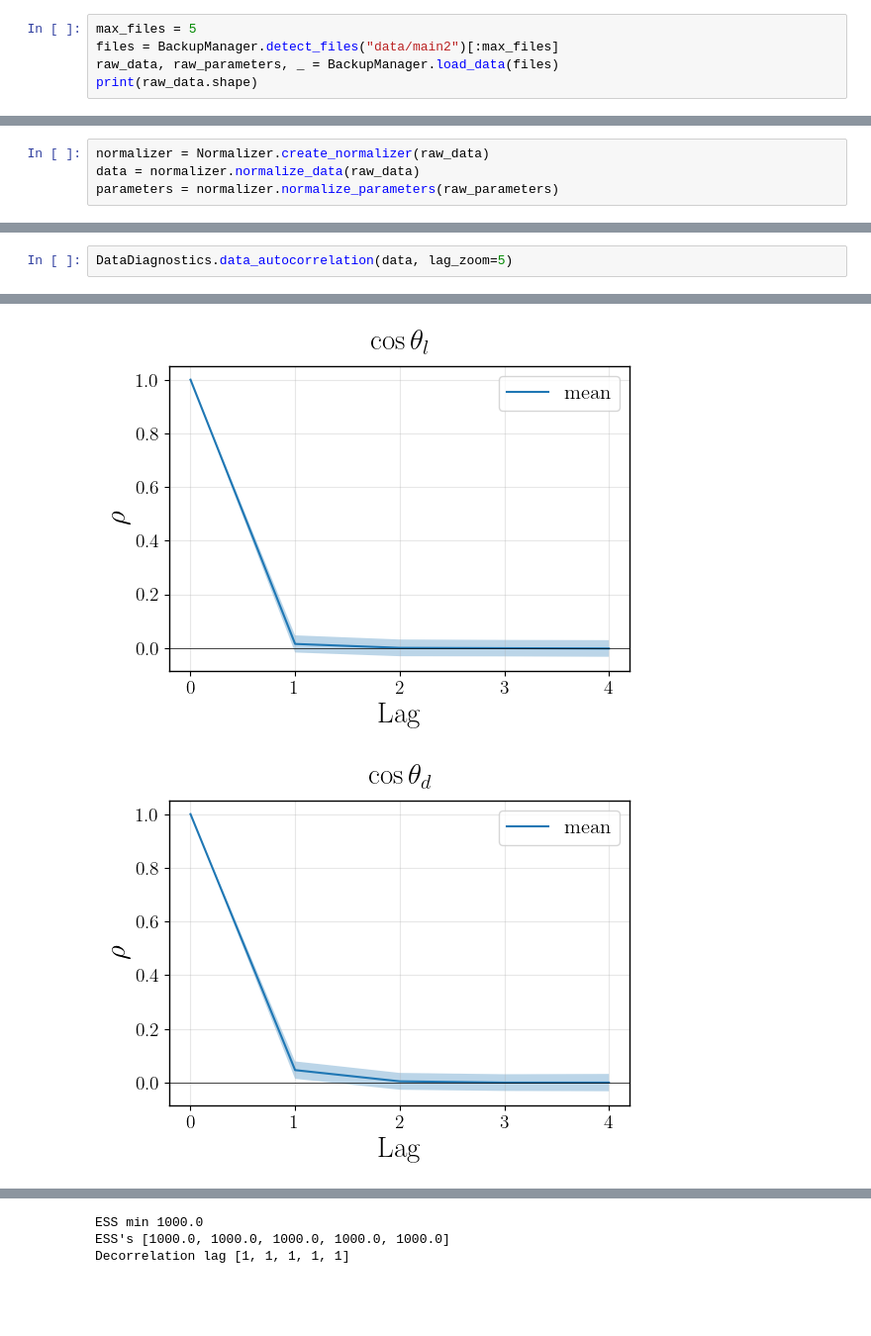
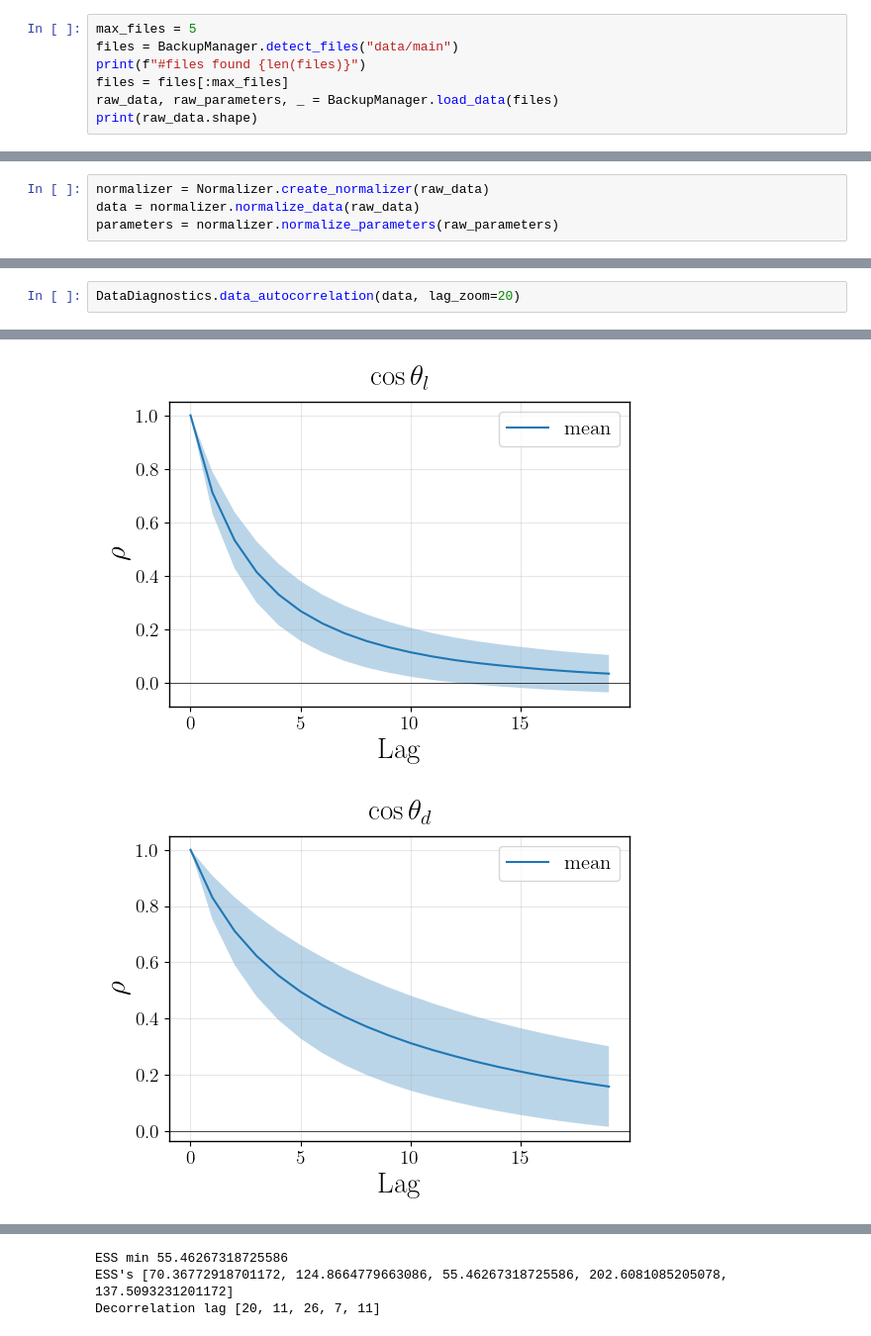
Before and after one commit to NilsCt/sbi-particle-physics, a Jupyter notebook: data_validator.ipynb, the cells around one changed output, grey strips where cells are left out. Shown at 99% size. Saved outputs shown, nothing was run; the diff lists cells and outputs as text; blank space fills up the shorter version.

```diff
--- a/data_validator.ipynb
+++ b/data_validator.ipynb
@@ -4,7 +4,9 @@ from backup_manager import BackupManager
 from data_diagnostics import DataDiagnostics
 # %%
 max_files = 5
-files = BackupManager.detect_files("data/main2")[:max_files]
+files = BackupManager.detect_files("data/main")
+print(f"#files found {len(files)}")
+files = files[:max_files]
 raw_data, raw_parameters, _ = BackupManager.load_data(files)
 print(raw_data.shape)
 # %% [output]
@@ -21,3 +24,3 @@ Data average unicity rate 0.9954440593719482 (>0.95 needed), data min unicity ra
 # %%
-DataDiagnostics.data_autocorrelation(data, lag_zoom=5)
+DataDiagnostics.data_autocorrelation(data, lag_zoom=20)
 # %% [output]
@@ -25,2 +28,2 @@ DataDiagnostics.data_autocorrelation(data, lag_zoom=5)
-[figure, old version]
+[figure, new version]
-[figure, old version]
+[figure, new version]
@@ -29,3 +32,3 @@ DataDiagnostics.data_autocorrelation(data, lag_zoom=5)
-ESS min 1000.0
-ESS's [1000.0, 1000.0, 1000.0, 1000.0, 1000.0]
-Decorrelation lag [1, 1, 1, 1, 1]
+ESS min 55.46267318725586
+ESS's [70.36772918701172, 124.8664779663086, 55.46267318725586, 202.6081085205078, 137.5093231201172]
+Decorrelation lag [20, 11, 26, 7, 11]
```
Also changed, not shown: parts of 3 cells of this notebook, 7 other files.
